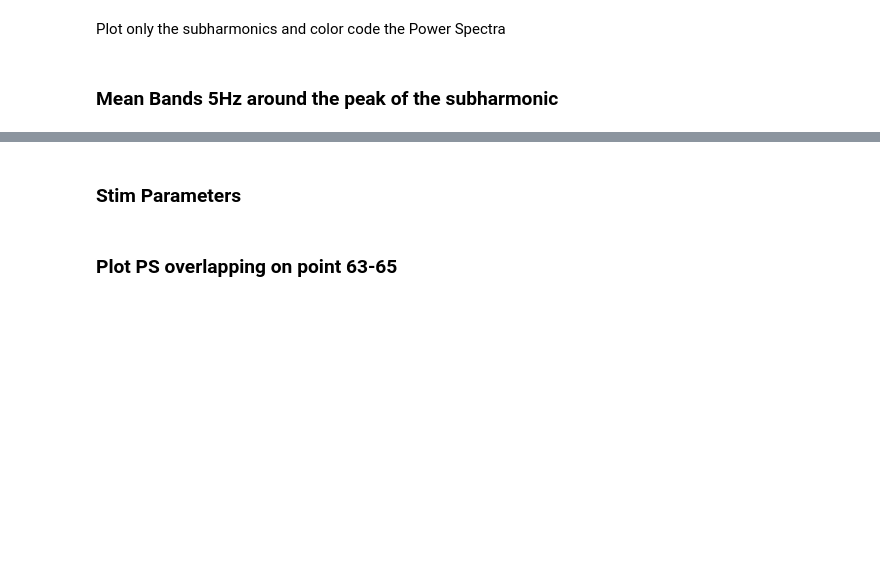
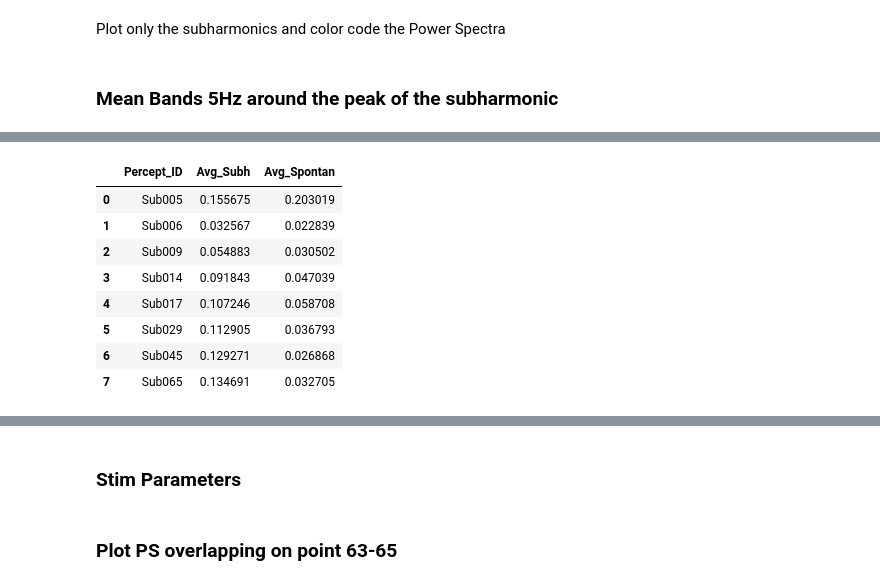
Before and after one commit to BarbaraMath/FinelyTunedGamma, a Jupyter notebook: EntrainmentSubCoh.ipynb, the cells around one changed output, grey strips where cells are left out. Cells and saved outputs as stored; diff of their text form; code cells hidden in the pictures; blank space fills up the shorter version.

```diff
--- a/EntrainmentSubCoh.ipynb
+++ b/EntrainmentSubCoh.ipynb
@@ -603,11 +621,22 @@ all_spontan
 # %%
 mean_actSB = np.mean(all_subh, axis = 0)
 mean_actSB_df = pd.DataFrame([mean_actSB.index,mean_actSB]).T
 mean_actSB_df.columns = ['Percept_ID', 'Avg_Subh']
 
 mean_actSP = np.mean(all_spontan, axis = 0)
 mean_actSP_df = pd.DataFrame([mean_actSP.index,mean_actSP]).T
 mean_actSP_df.columns = ['Percept_ID', 'Avg_Spontan']
 
 
-mean_actSP_df
+merged_df = pd.merge(mean_actSB_df, mean_actSP_df, on='Percept_ID')
+merged_df
+# %% [output]
+|  | Percept_ID | Avg_Subh | Avg_Spontan |
+| 0 | Sub005 | 0.155675 | 0.203019 |
+| 1 | Sub006 | 0.032567 | 0.022839 |
+| 2 | Sub009 | 0.054883 | 0.030502 |
+| 3 | Sub014 | 0.091843 | 0.047039 |
+| 4 | Sub017 | 0.107246 | 0.058708 |
+| 5 | Sub029 | 0.112905 | 0.036793 |
+| 6 | Sub045 | 0.129271 | 0.026868 |
+| 7 | Sub065 | 0.134691 | 0.032705 |
```
Also changed, not shown: parts of 7 cells of this notebook.
